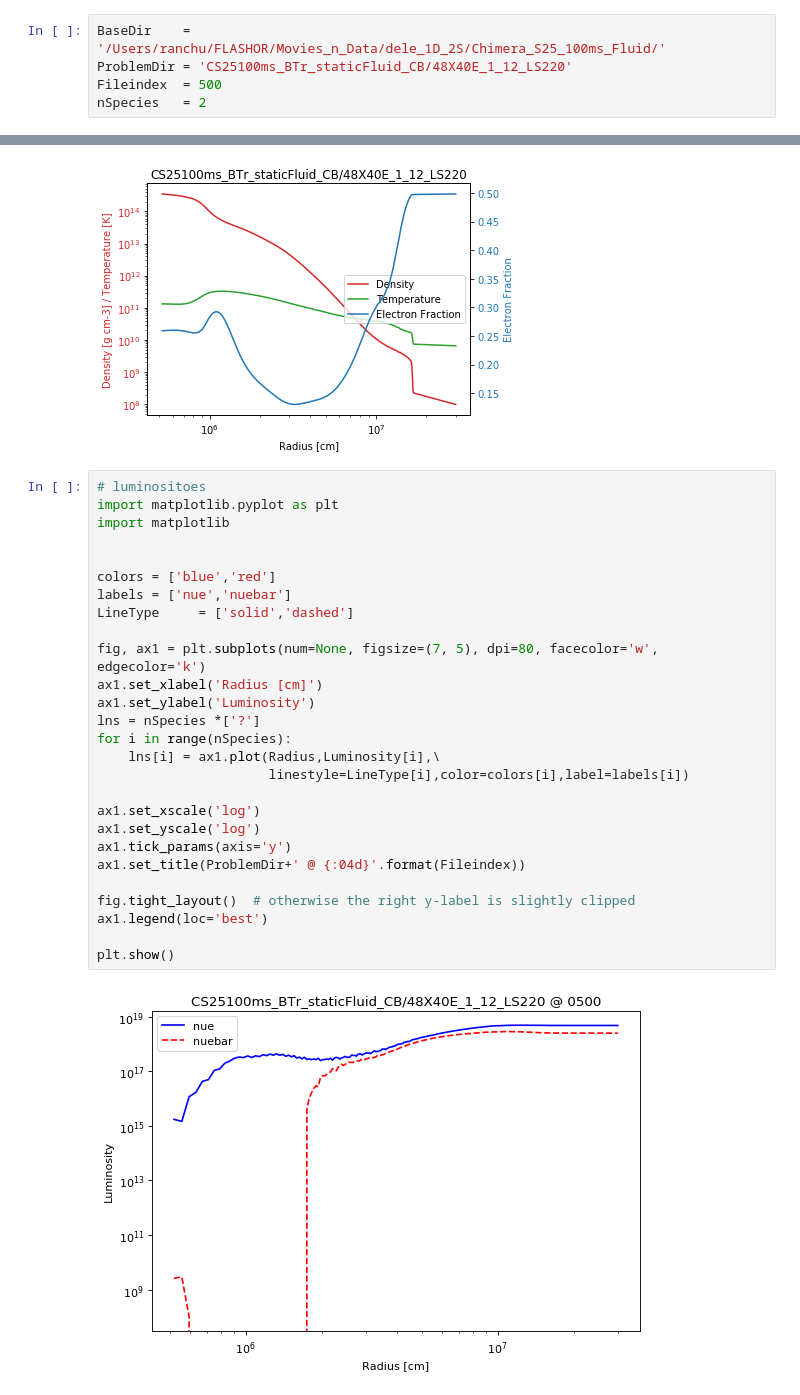
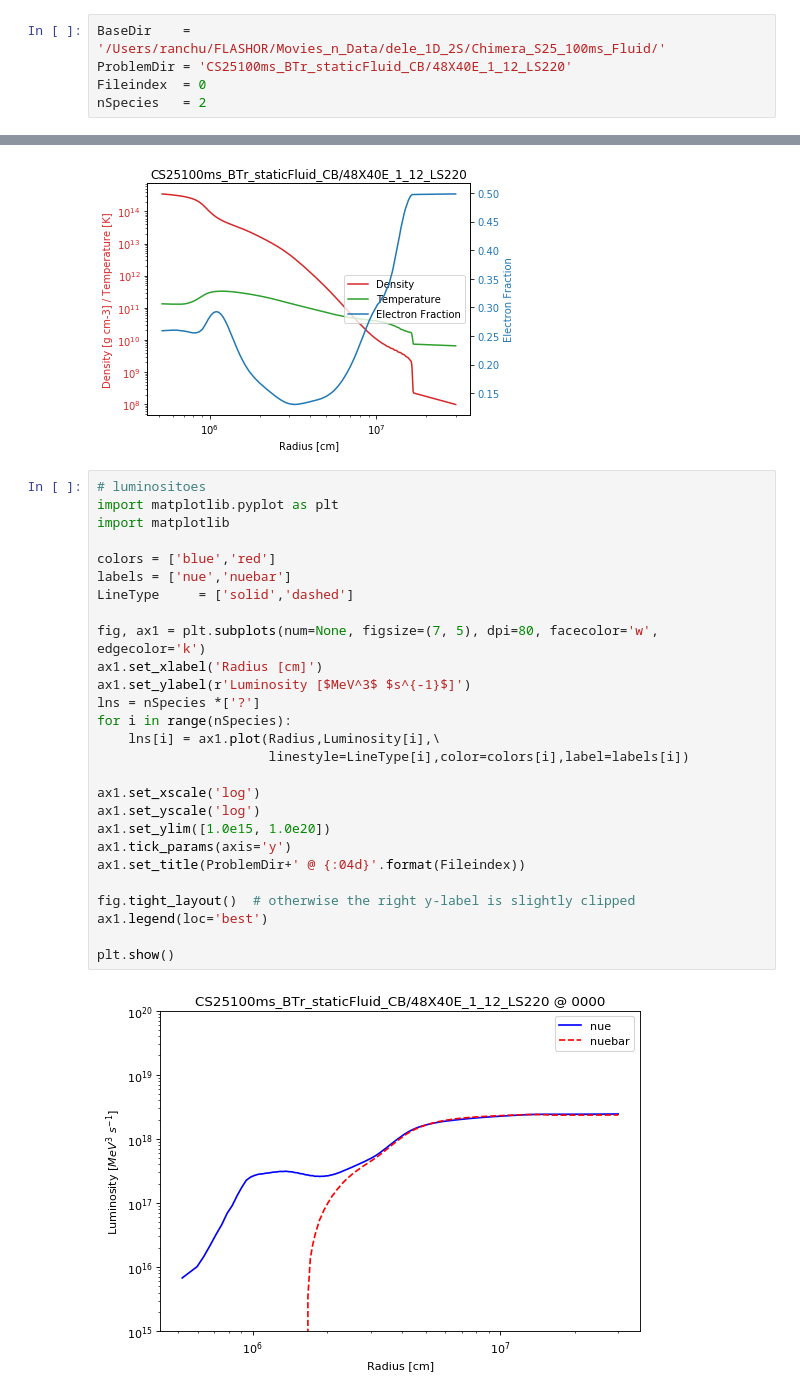
Before and after one commit to ranchu1/Analysis_FLASH, a Jupyter notebook: unitTests/1-[Details_OneFile]1D.ipynb, the cells around one changed output, grey strips where cells are left out. Drawn from its saved outputs; the diff is of its cells as text.

```diff
--- a/unitTests/1-[Details_OneFile]1D.ipynb
+++ b/unitTests/1-[Details_OneFile]1D.ipynb
@@ -5,7 +5,7 @@ and `Filenamebase` if needed
 # %%
 BaseDir    = '/Users/ranchu/FLASHOR/Movies_n_Data/dele_1D_2S/Chimera_S25_100ms_Fluid/'
 ProblemDir = 'CS25100ms_BTr_staticFluid_CB/48X40E_1_12_LS220'
-Fileindex  = 500
+Fileindex  = 0
 nSpecies   = 2
 # %% [markdown]
 ## Search and read-in data ...
@@ -53,32 +53,32 @@ fyplt.plt_1D_Eos(fullfilename,optional_title=ProblemDir)
 # %%
 # luminositoes
 import matplotlib.pyplot as plt
 import matplotlib
-
 
 colors = ['blue','red']
 labels = ['nue','nuebar']
 LineType     = ['solid','dashed']
 
 fig, ax1 = plt.subplots(num=None, figsize=(7, 5), dpi=80, facecolor='w', edgecolor='k')
 ax1.set_xlabel('Radius [cm]')
-ax1.set_ylabel('Luminosity')
+ax1.set_ylabel(r'Luminosity [$MeV^3$ $s^{-1}$]')
 lns = nSpecies *['?']
 for i in range(nSpecies):
     lns[i] = ax1.plot(Radius,Luminosity[i],\
                       linestyle=LineType[i],color=colors[i],label=labels[i])
 
 ax1.set_xscale('log')
 ax1.set_yscale('log')
+ax1.set_ylim([1.0e15, 1.0e20])
 ax1.tick_params(axis='y')
 ax1.set_title(ProblemDir+' @ {:04d}'.format(Fileindex))
 
 fig.tight_layout()  # otherwise the right y-label is slightly clipped
 ax1.legend(loc='best')
 
 plt.show()
 # %% [output]
-[figure, old version]
+[figure, new version]
 # %%
 # Number Density & Average Flux Factor
 
```
Also changed, not shown: parts of 5 cells of this notebook, 1 other file.
